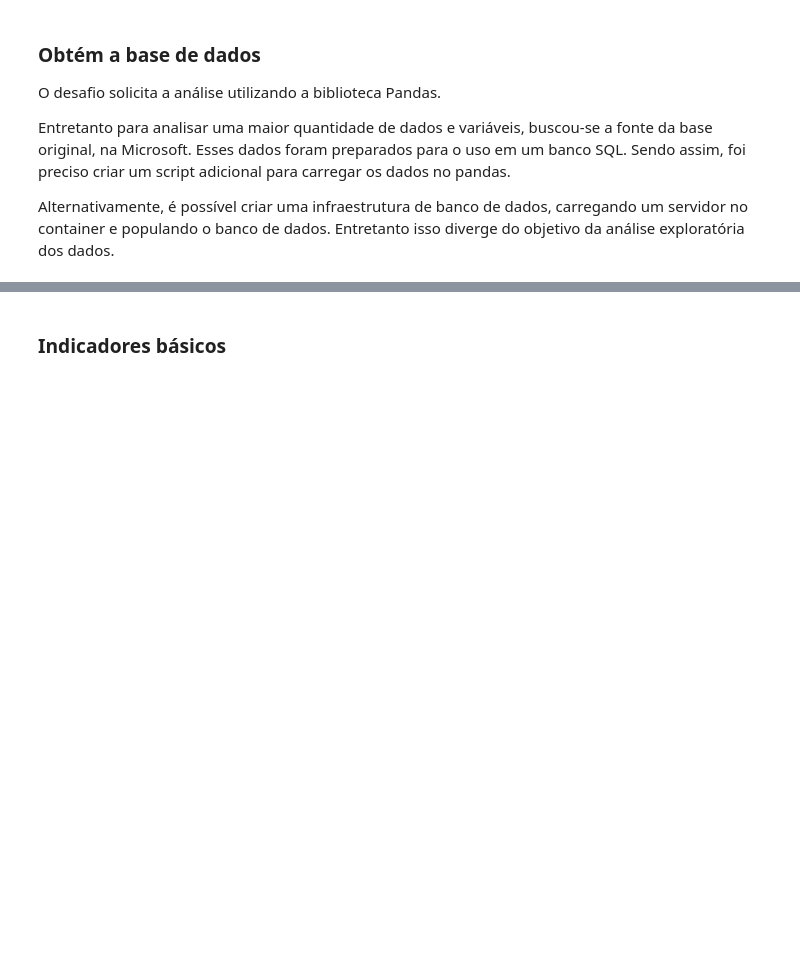
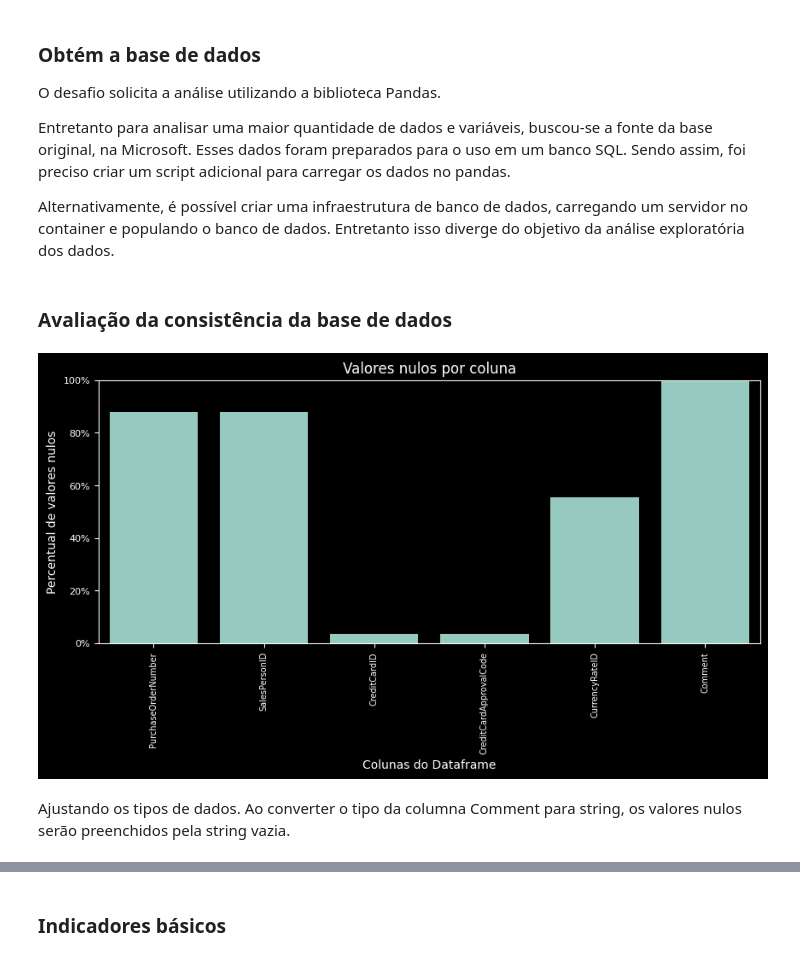
Before and after one commit to rurgel/exploratory-data-analysis, a Jupyter notebook: Adventure Works/Adventure_Works_EDA.ipynb, the cells around one changed output, grey strips where cells are left out. Drawn from its saved outputs; the diff is of its cells as text; code cells hidden in the pictures; blank space fills up the shorter version.

Commit message:
Pre-processing SalesOrderHeader. It closes #4

```diff
--- a/Adventure Works/Adventure_Works_EDA.ipynb
+++ b/Adventure Works/Adventure_Works_EDA.ipynb
@@ -6,3 +16,5 @@
+# %%
+DATAPATH = Path('input/AdventureWorks-oltp-install-script')
 # %% [markdown]
 ### Obtém a base de dados
 
@@ -38,0 +26,10 @@ df = {tabname: get_table(tabname, datapath) for tabname in tables}
+# %%
+SalesOrderHeader = functions.get_table('SalesOrderHeader', DATAPATH)
+# %% [markdown]
+### Avaliação da consistência da base de dados
+# %%
+functions.plot_null(SalesOrderHeader, hue=None, filter=True)
+# %% [output]
+[figure, added]
+# %% [markdown]
+Ajustando os tipos de dados. Ao converter o tipo da columna Comment para string, os valores nulos serão preenchidos pela string vazia.
```
Also changed, not shown: parts of 5 cells of this notebook, 1 other file.
